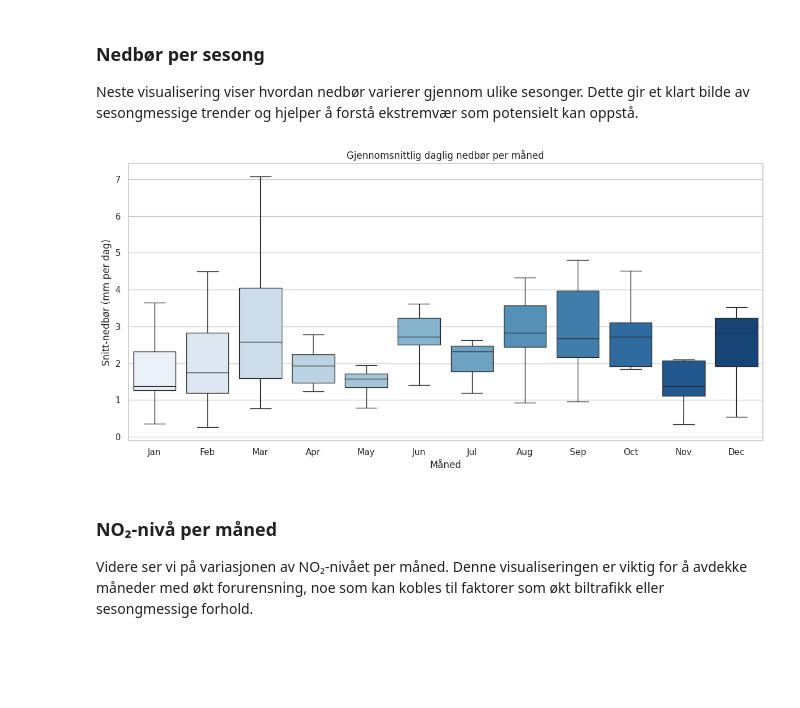
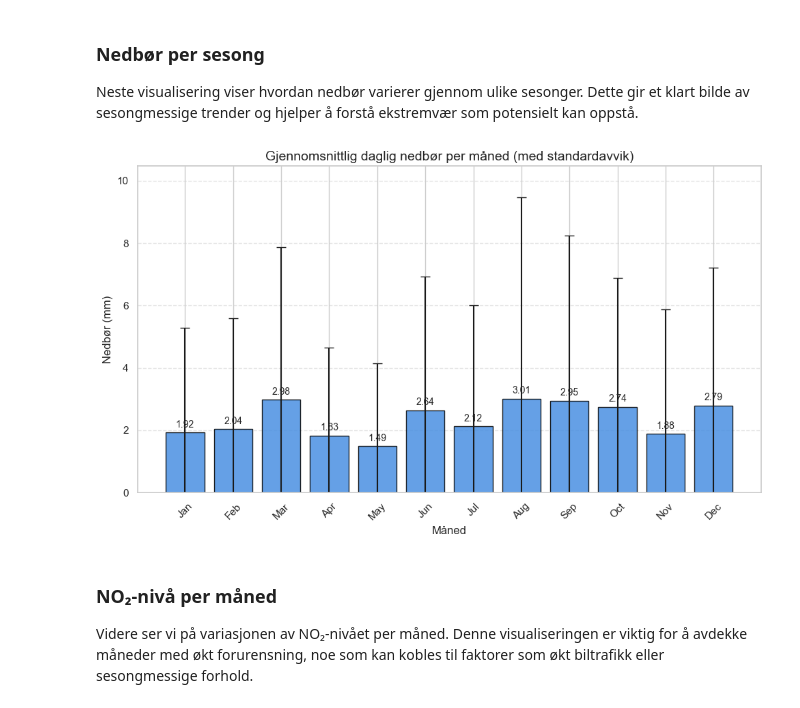
Before and after one commit to andsamfu/prosjekt_miljodataanalyse, a Jupyter notebook: notebooks/02_data_analysis_and_visualisation.ipynb, the cells around one changed output. Cells and saved outputs as stored; diff of their text form; code cells hidden in the pictures; blank space fills up the shorter version.

Commit message:
byttet nedbør fra boxplot til hisogram

```diff
--- a/notebooks/02_data_analysis_and_visualisation.ipynb
+++ b/notebooks/02_data_analysis_and_visualisation.ipynb
@@ -77,10 +77,10 @@ vis_temp_per_måned("../data/clean/frost.db")
 
 Neste visualisering viser hvordan nedbør varierer gjennom ulike sesonger. Dette gir et klart bilde av sesongmessige trender og hjelper å forstå ekstremvær som potensielt kan oppstå.
 # %%
-from data_visualizations.frost_visualization.precipitation_boxplot import vis_nedbør_per_måned
-vis_nedbør_per_måned("../data/clean/frost.db")
+from data_visualizations.frost_visualization.precipitation_histogram import vis_nedbør_pr_måned
+vis_nedbør_pr_måned("../data/clean/frost.db")
 # %% [output]
-[figure, old version]
+[figure, new version]
 # %% [markdown]
 ### NO₂-nivå per måned
 
```
Also changed, not shown: 2 other files.
